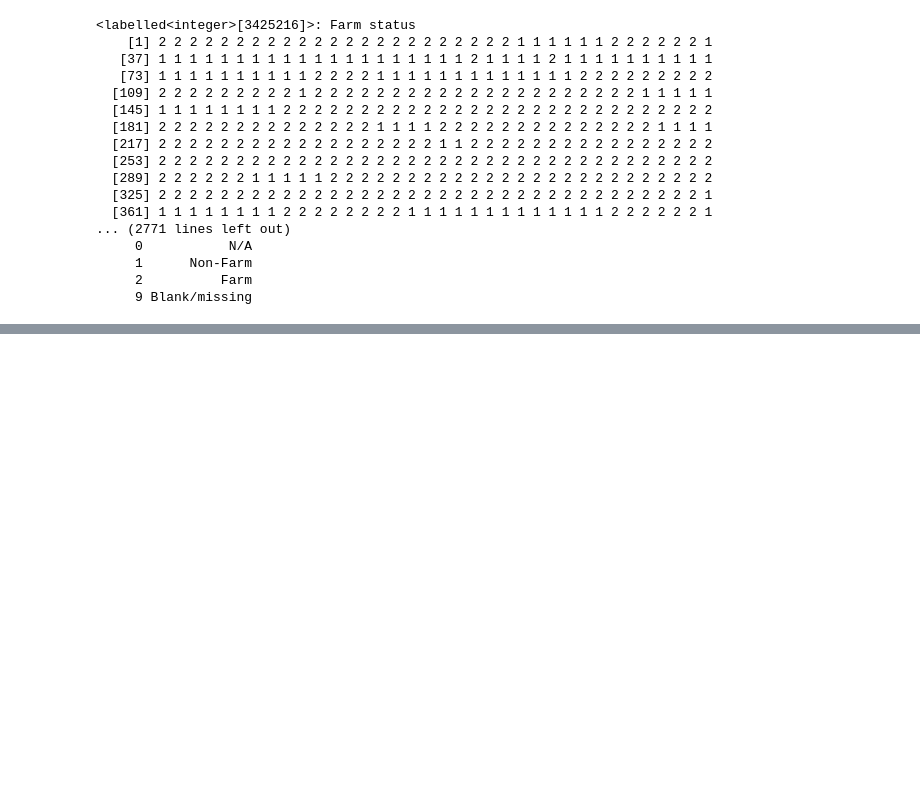
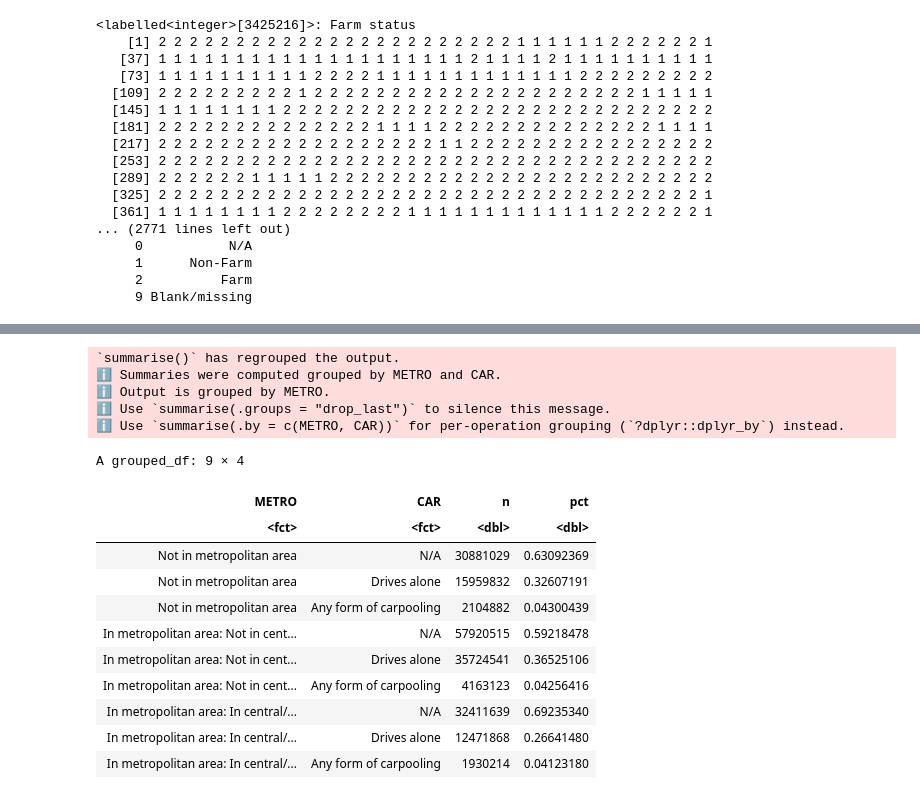
Before and after one commit to jcolond/LTCC_Reno, a Jupyter notebook: IPUMS_Exercise_1.ipynb, the cells around one changed output, grey strips where cells are left out. Saved outputs shown, nothing was run; the diff lists cells and outputs as text; code cells hidden in the pictures; blank space fills up the shorter version.

```diff
--- a/IPUMS_Exercise_1.ipynb
+++ b/IPUMS_Exercise_1.ipynb
@@ -47,0 +169,20 @@ Caused by error:
+# %%
+data %>% filter(YEAR == 2010 & METRO %in% c(1, 3, 5)) %>% group_by(METRO = haven::as_factor(METRO), CAR = haven::as_factor(CAR)) %>% summarize(n = sum(PERWT)) %>% mutate(pct = n/sum(n))
+# %% [output]
+`summarise()` has regrouped the output.
+ℹ Summaries were computed grouped by METRO and CAR.
+ℹ Output is grouped by METRO.
+ℹ Use `summarise(.groups = "drop_last")` to silence this message.
+ℹ Use `summarise(.by = c(METRO, CAR))` for per-operation grouping (`?dplyr::dplyr_by`) instead.
+A grouped_df: 9 × 4
+| METRO | CAR | n | pct |
+| <fct> | <fct> | <dbl> | <dbl> |
+| Not in metropolitan area | N/A | 30881029 | 0.63092369 |
+| Not in metropolitan area | Drives alone | 15959832 | 0.32607191 |
+| Not in metropolitan area | Any form of carpooling | 2104882 | 0.04300439 |
+| In metropolitan area: Not in cent... | N/A | 57920515 | 0.59218478 |
+| In metropolitan area: Not in cent... | Drives alone | 35724541 | 0.36525106 |
+| In metropolitan area: Not in cent... | Any form of carpooling | 4163123 | 0.04256416 |
+| In metropolitan area: In central/... | N/A | 32411639 | 0.69235340 |
+| In metropolitan area: In central/... | Drives alone | 12471868 | 0.26641480 |
+| In metropolitan area: In central/... | Any form of carpooling | 1930214 | 0.04123180 |
```
Also changed, not shown: parts of 15 cells of this notebook, 1 other file.
